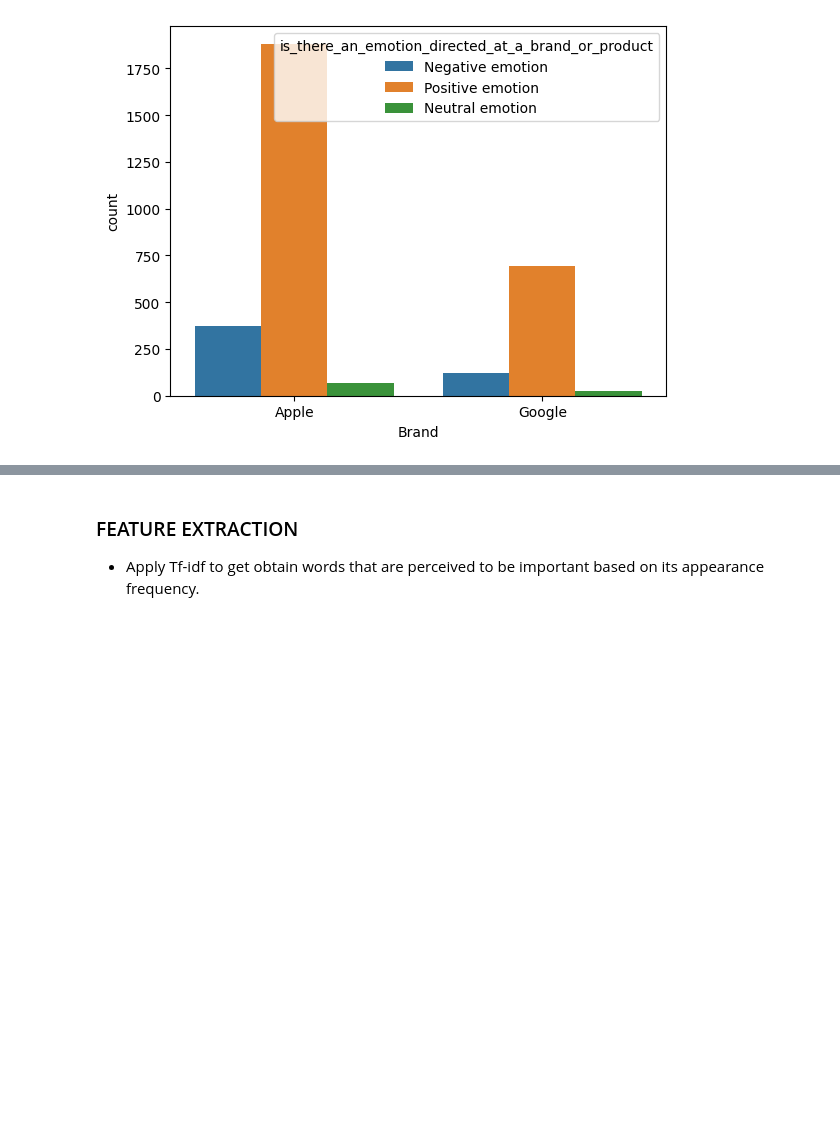
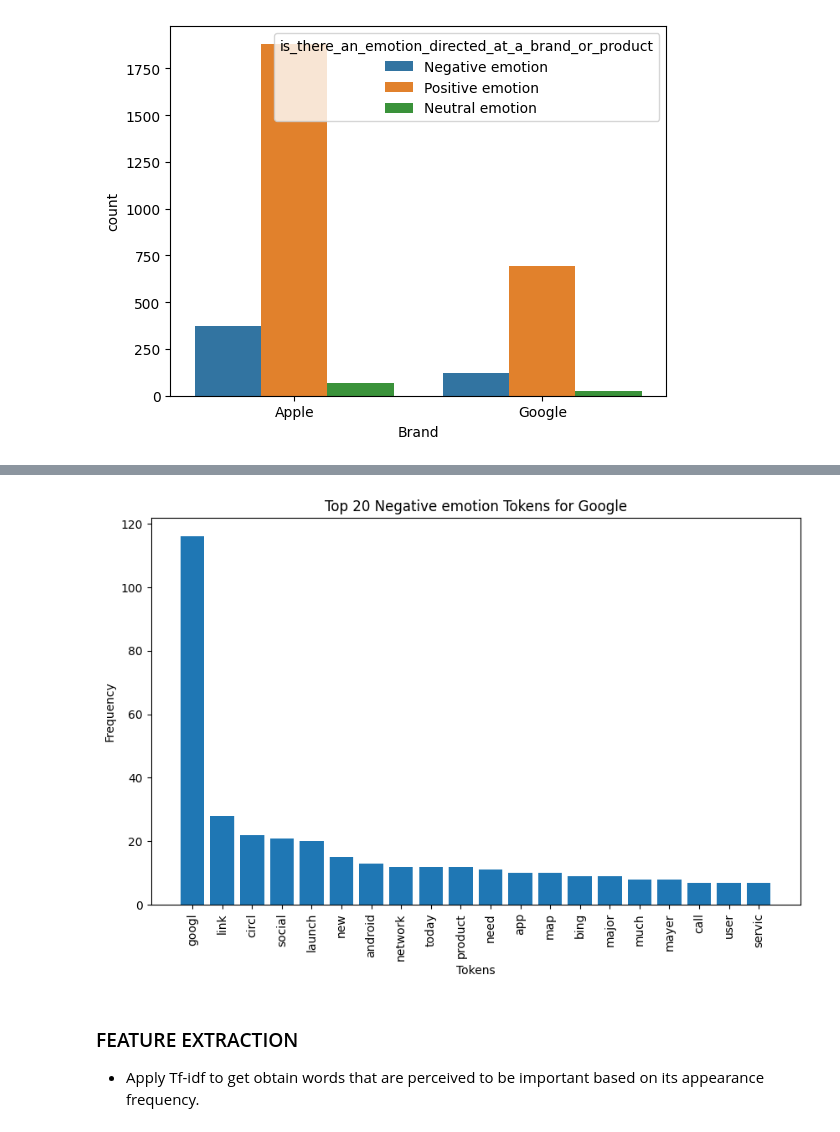
Before and after one commit to tedronoh-14/Phase_4_project_G8, a Jupyter notebook: index.ipynb, the cells around one changed output, grey strips where cells are left out. Saved outputs shown, nothing was run; the diff lists cells and outputs as text; code cells hidden in the pictures; blank space fills up the shorter version.

```diff
--- a/index.ipynb
+++ b/index.ipynb
@@ -453,3 +501,7 @@ df_brand.head()
+# %%
+analyze_sentiments(df_brand, 'Google', 'Negative emotion', 20)
+# %% [output]
+[figure, added]
 # %% [markdown]
 ### FEATURE EXTRACTION
 * Apply Tf-idf to get obtain words that are perceived to be important based on its appearance frequency.
```
Also changed, not shown: parts of 53 cells of this notebook.
